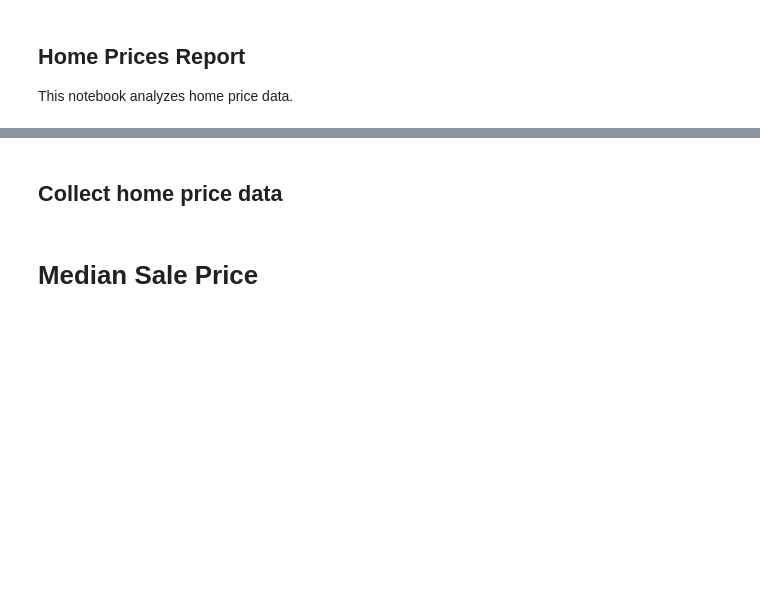
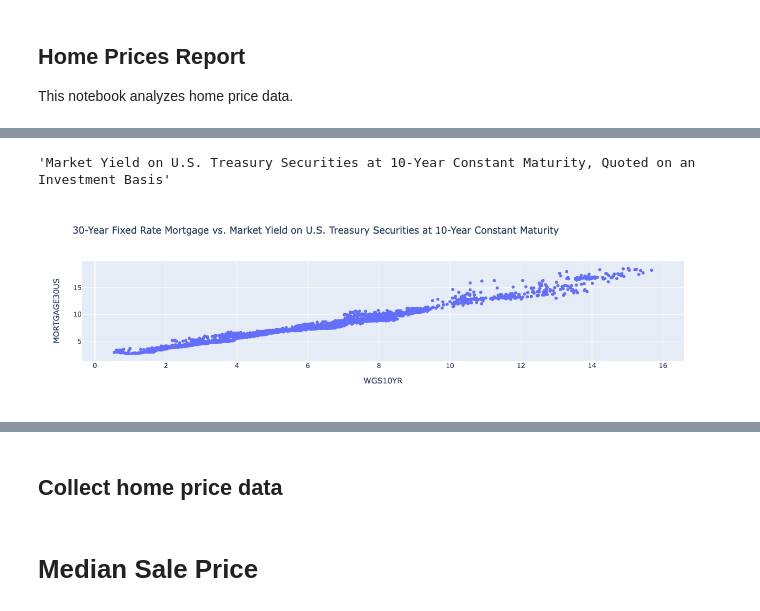
Before and after one commit to gw-moore/econ_reports, a Jupyter notebook: econ_reports/home_prices_report.ipynb, the cells around one changed output, grey strips where cells are left out. Cells and saved outputs as stored; diff of their text form; code cells hidden in the pictures; blank space fills up the shorter version.

```diff
--- a/econ_reports/home_prices_report.ipynb
+++ b/econ_reports/home_prices_report.ipynb
@@ -60,4 +66,5 @@ case_shiller_sc = SeriesCollection(client=client, series=case_shiller_series)
 # %%
 housing_starts_series_sc = SeriesCollection(client=client, series=housing_starts_series)
 # %%
-rates_sc = SeriesCollection(client=client, series=mortgage_rate_series + bond_yield_series + fed_mbs_series)
+rates_sc = SeriesCollection()
+rates_sc.add_series(series=fund_funds_rate + mortgage_rate_series + bond_yield_series)
@@ -69,0 +95,6 @@ rates_sc.show_observation_end()
+# %%
+mort_15year = rates_sc.MORTGAGE15US.data.copy()
+mort_30year = rates_sc.MORTGAGE30US.data.copy()
+tres_10year = rates_sc.WGS10YR.data.copy()
+mort_30year = rates_sc.MORTGAGE30US.data.copy()
+fed_funds_rate = rates_sc.FEDFUNDS.data.copy()
@@ -69,0 +103,33 @@ rates_sc.show_observation_end()
+# %%
+df = pd.merge_asof(
+    left=tres_10year,
+    right=mort_30year,
+    on="date"
+)
+
+df = pd.merge_asof(
+    left=df,
+    right=mort_15year,
+    on="date"
+)
+# %%
+df["spread_10vs30"] = df["MORTGAGE30US"] - df["WGS10YR"]
+df["spread_10vs15"] = df["MORTGAGE15US"] - df["WGS10YR"]
+# %%
+rates_sc.WGS10YR.info.title
+# %% [output]
+'Market Yield on U.S. Treasury Securities at 10-Year Constant Maturity, Quoted on an Investment Basis'
+# %%
+fig = px.scatter(
+    df,
+    x="WGS10YR",
+    y="MORTGAGE30US",
+    title="30-Year Fixed Rate Mortgage vs. Market Yield on U.S. Treasury Securities at 10-Year Constant Maturity",
+    hover_data={"date": True},
+)
+# fig.layout.yaxis.tickformat = ",.0%"
+# fig.layout.xaxis.tickformat = ",.0%"
+
+fig.show()
+# %% [output]
+[figure, added]
```
Also changed, not shown: parts of 15 cells of this notebook, 5 other files.
